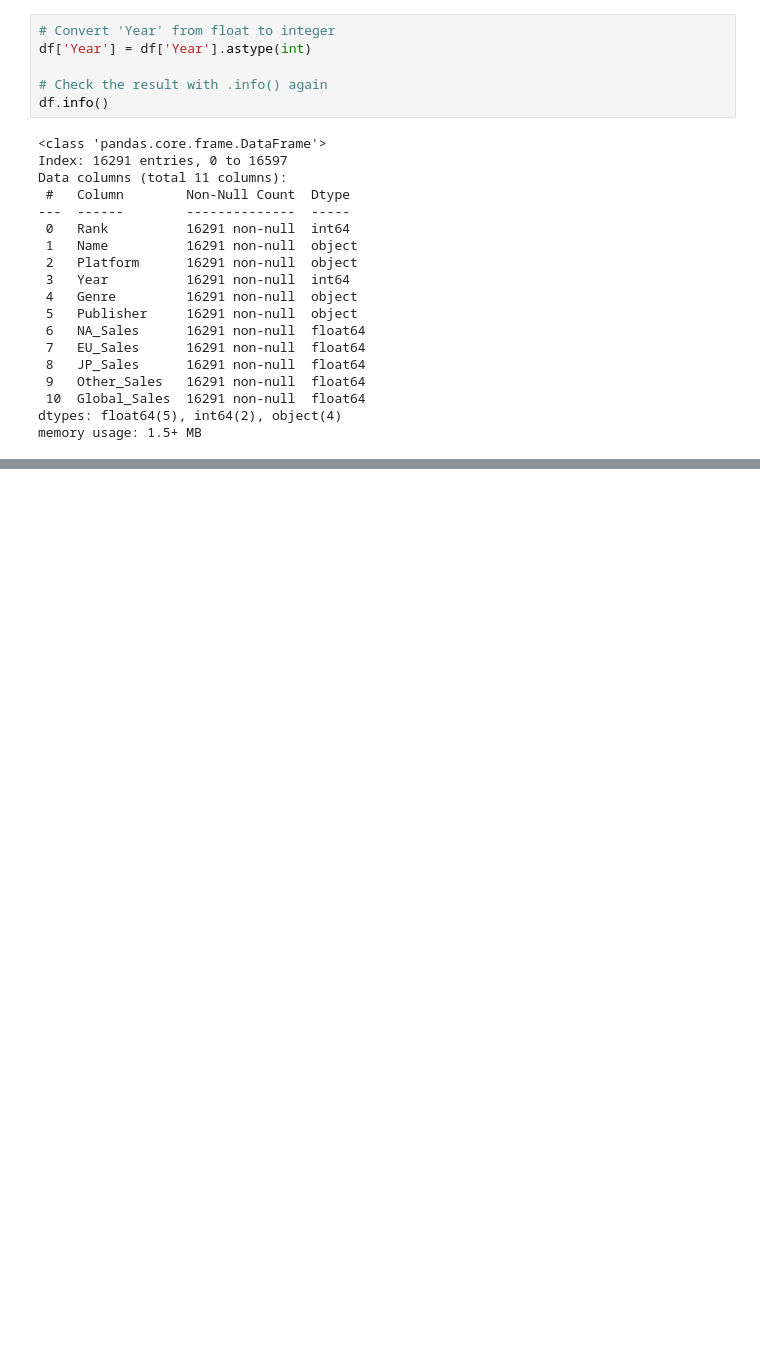
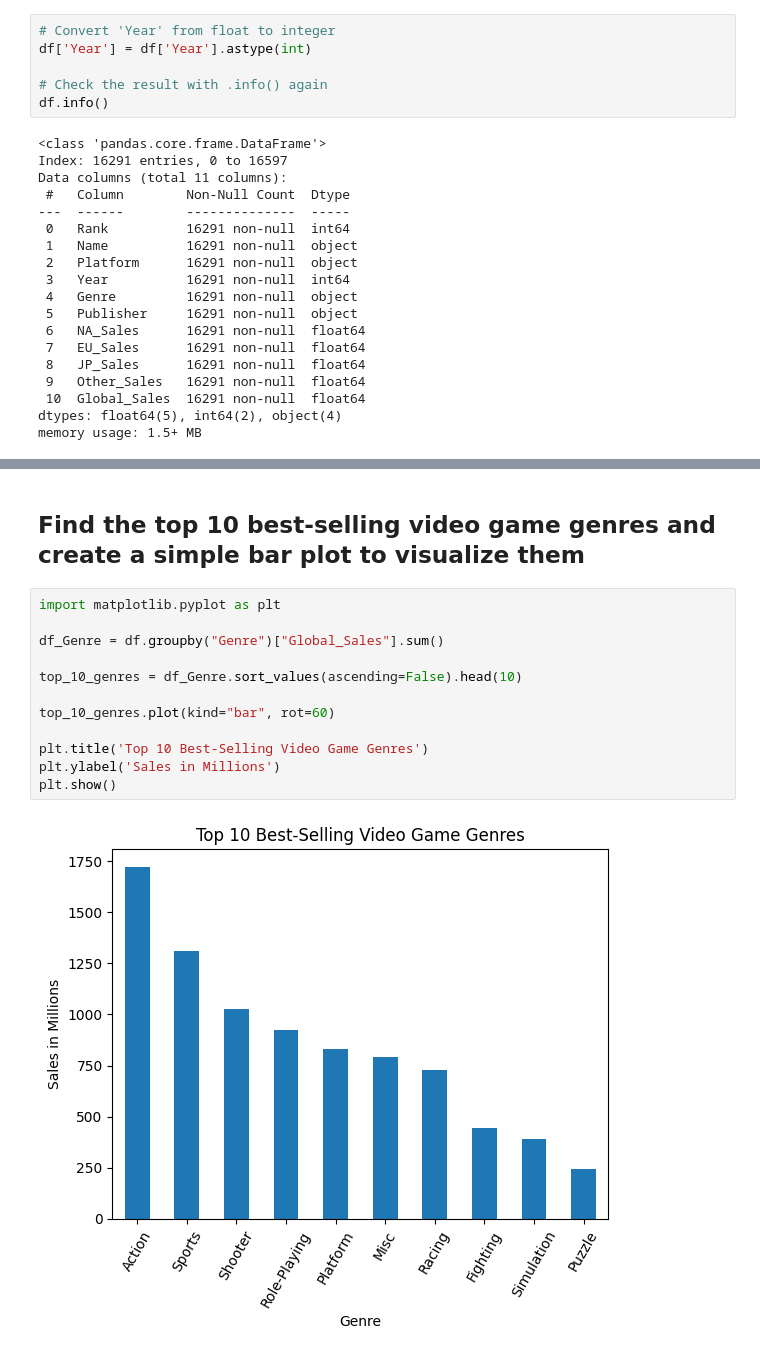
Before and after one commit to OppaiJaeger/video-game-sales-analysis, a Jupyter notebook: notebooks/01-EDA.ipynb, the cells around one changed output, grey strips where cells are left out. Cells and saved outputs as stored; diff of their text form; blank space fills up the shorter version.

Commit message:
feat: Add visualizations for top genres and sales trends

```diff
--- a/notebooks/01-EDA.ipynb
+++ b/notebooks/01-EDA.ipynb
@@ -111,0 +121,16 @@ memory usage: 1.5+ MB
+# %% [markdown]
+## Find the top 10 best-selling video game genres and create a simple bar plot to visualize them
+# %%
+import matplotlib.pyplot as plt
+
+df_Genre = df.groupby("Genre")["Global_Sales"].sum()
+
+top_10_genres = df_Genre.sort_values(ascending=False).head(10)
+
+top_10_genres.plot(kind="bar", rot=60)
+
+plt.title('Top 10 Best-Selling Video Game Genres')
+plt.ylabel('Sales in Millions')
+plt.show()
+# %% [output]
+[figure, added]
```
Also changed, not shown: parts of 3 cells of this notebook.
